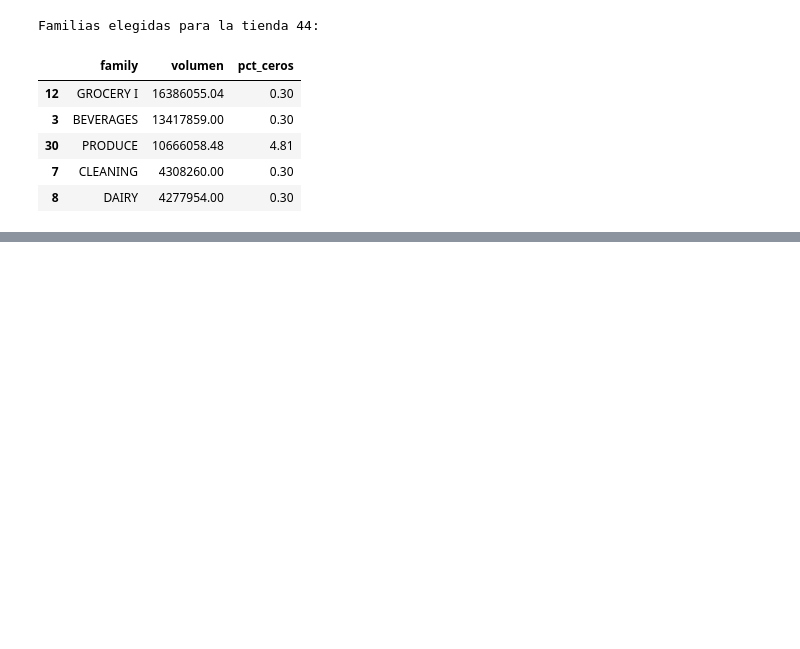
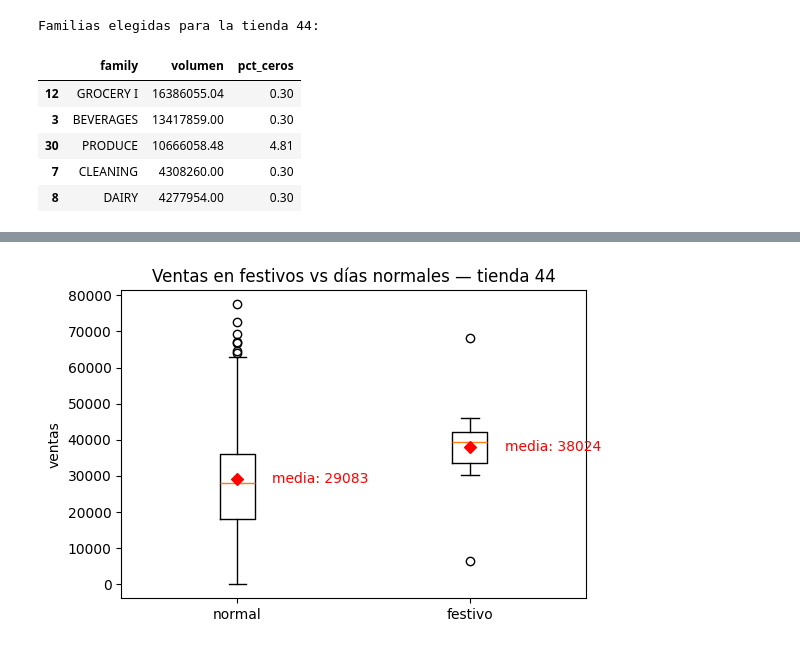
Before and after one commit to Jacogz/ML-Prediccion-Demanda, a Jupyter notebook: src/model_development.ipynb, the cells around one changed output, grey strips where cells are left out. Cells and saved outputs as stored; diff of their text form; code cells hidden in the pictures; blank space fills up the shorter version.

```diff
--- a/src/model_development.ipynb
+++ b/src/model_development.ipynb
@@ -137,0 +261,42 @@ Familias elegidas para la tienda 44:
+# %%
+selected_store_city = selected_store["city"]
+selected_store_state = selected_store["state"]
+
+
+def aplica_festivo(row):
+    if row["transferred"]:
+        return False
+    if row["type"] == "National":
+        return True
+    if row["type"] == "Regional" and row["locale_name"] == selected_store_state:
+        return True
+    if row["type"] == "Local" and row["locale_name"] == selected_store_city:
+        return True
+    if row["type"] == "Transfer":
+        return True
+    return False
+
+
+fechas_festivas = set(holidays.loc[holidays.apply(aplica_festivo, axis=1), "date"])
+daily["es_festivo"] = daily["date"].isin(fechas_festivas)
+
+ventas_normal = daily.loc[~daily["es_festivo"], "ventas"]
+ventas_festivo = daily.loc[daily["es_festivo"], "ventas"]
+
+fig, ax = plt.subplots(figsize=(6, 4))
+ax.boxplot([ventas_normal, ventas_festivo], labels=["normal", "festivo"])
+for i, serie in enumerate([ventas_normal, ventas_festivo], start=1):
+    promedio = serie.mean()
+    ax.annotate(
+        f"media: {promedio:.0f}",
+        xy=(i, promedio),
+        xytext=(i + 0.15, promedio),
+        va="center",
+        color="red",
+    )
+    ax.scatter(i, promedio, color="red", marker="D", zorder=3)
+ax.set_title(f"Ventas en festivos vs días normales — tienda {selected_store_nbr}")
+ax.set_ylabel("ventas")
+plt.show()
+# %% [output]
+[figure, added]
```
Also changed, not shown: parts of 24 cells of this notebook.
